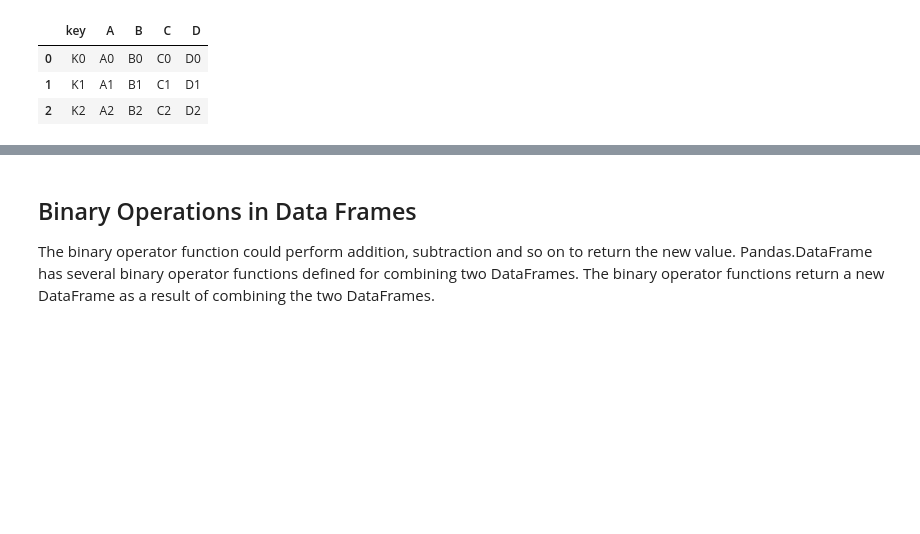
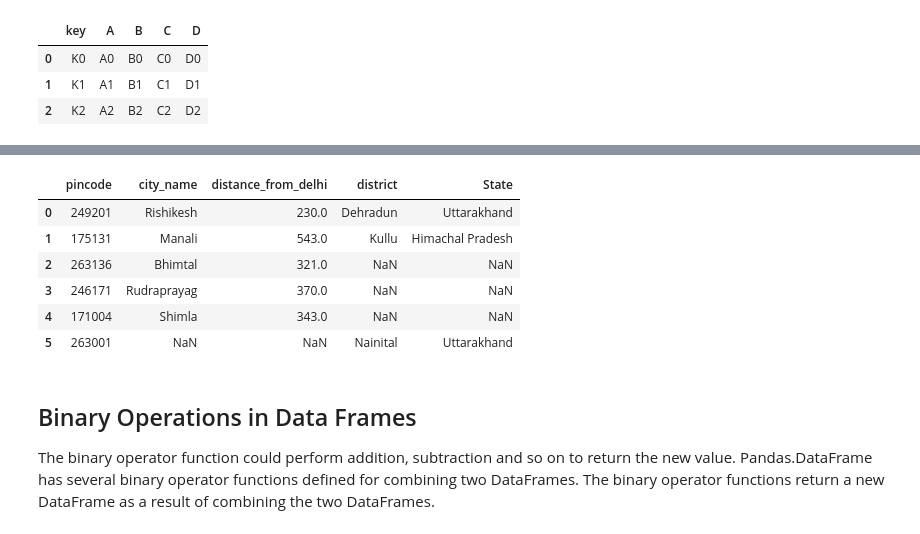
Before and after one commit to juck30808/juck30808, a Jupyter notebook: Pandas-Merge_BinaryOperations.ipynb, the cells around one changed output, grey strips where cells are left out. Saved outputs shown, nothing was run; the diff lists cells and outputs as text; code cells hidden in the pictures; blank space fills up the shorter version.

```diff
--- a/Pandas-Merge_BinaryOperations.ipynb
+++ b/Pandas-Merge_BinaryOperations.ipynb
@@ -28,3 +86,14 @@ pd.merge(df1,df2, on='key',how='left')
+# %%
+# outer join
+pd.merge(df1, df2, how = 'outer', on = 'pincode')
+# %% [output]
+|  | pincode | city_name | distance_from_delhi | district | State |
+| 0 | 249201 | Rishikesh | 230.0 | Dehradun | Uttarakhand |
+| 1 | 175131 | Manali | 543.0 | Kullu | Himachal Pradesh |
+| 2 | 263136 | Bhimtal | 321.0 | NaN | NaN |
+| 3 | 246171 | Rudraprayag | 370.0 | NaN | NaN |
+| 4 | 171004 | Shimla | 343.0 | NaN | NaN |
+| 5 | 263001 | NaN | NaN | Nainital | Uttarakhand |
 # %% [markdown]
 ## Binary Operations in Data Frames
 The binary operator function could perform addition, subtraction and so on to return the new value. Pandas.DataFrame has several binary operator functions defined for combining two DataFrames. The binary operator functions return a new DataFrame as a result of combining the two DataFrames.
```
Also changed, not shown: parts of 18 cells of this notebook, 42 other files.
